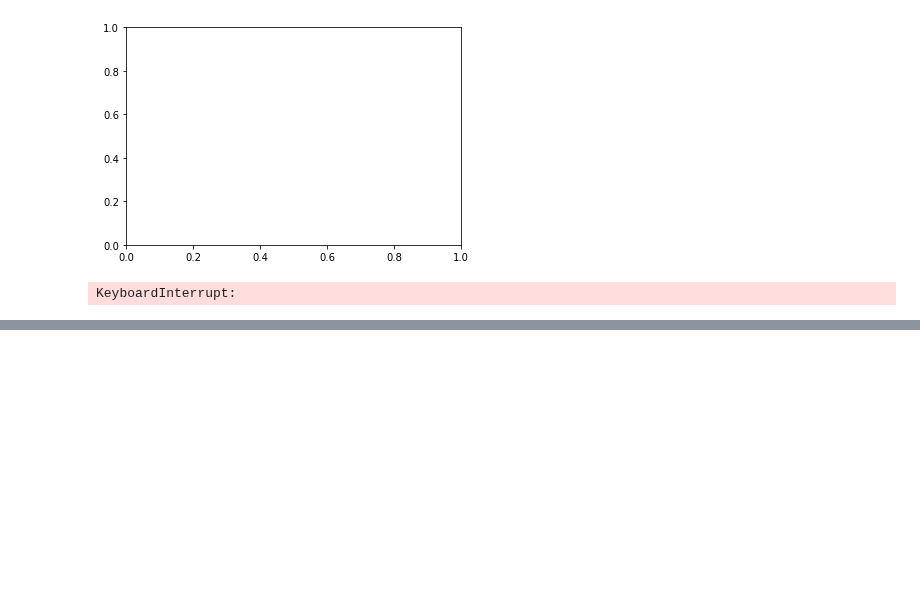
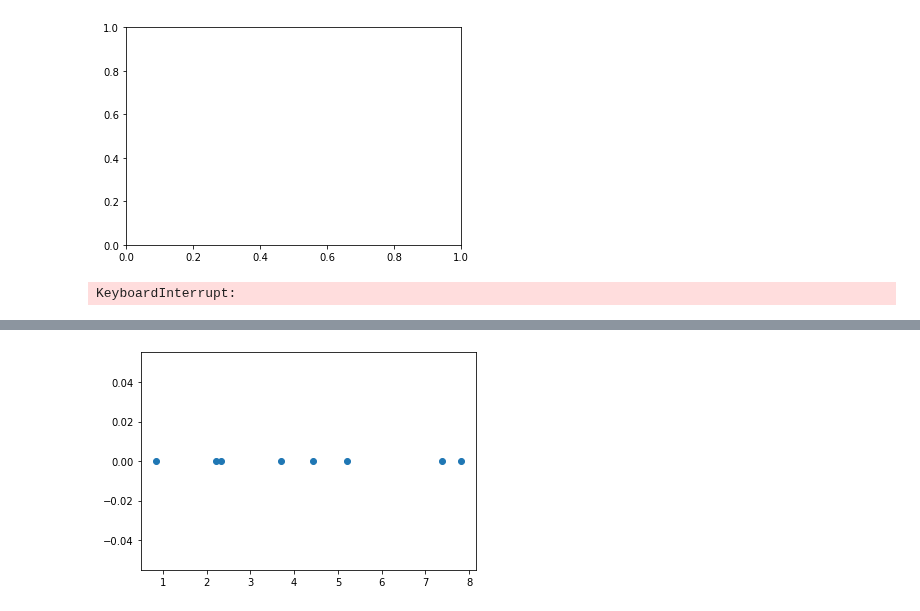
Before and after one commit to DrDoof14/Computer-AidedSimulationsLab, a Jupyter notebook: 16/lab16.ipynb, the cells around one changed output, grey strips where cells are left out. Drawn from its saved outputs; the diff is of its cells as text; code cells hidden in the pictures; blank space fills up the shorter version.

```diff
--- a/16/lab16.ipynb
+++ b/16/lab16.ipynb
@@ -306,0 +347,36 @@ plt.show()
+# %%
+import random
+import matplotlib.pyplot as plt
+from math import log
+def simulate_hawkes(intensity, decay, T):
+    s = 0
+    n = 0
+    event_times = []
+    while s < T:
+        intensity_at_s = intensity + sum(decay * intensity * (s - t) for t in event_times)
+        u = random.uniform(0, 1)
+        w = -1 * log(u) / intensity_at_s
+        s += w
+        D = random.uniform(0, 1)
+        if D * intensity_at_s < intensity:
+            n += 1
+            tn = s
+            event_times.append(tn)
+    if tn < T:
+        return event_times
+    else:
+        return event_times[:-1]
+
+# Set the parameters of the Hawkes process
+intensity = 1.0
+decay = 0.5
+T = 10
+
+# Simulate the Hawkes process
+event_times = simulate_hawkes(intensity, decay, T)
+
+# Plot the event times
+plt.scatter(event_times, [0] * len(event_times))
+plt.show()
+# %% [output]
+[figure, added]
```
Also changed, not shown: parts of 14 cells of this notebook.
